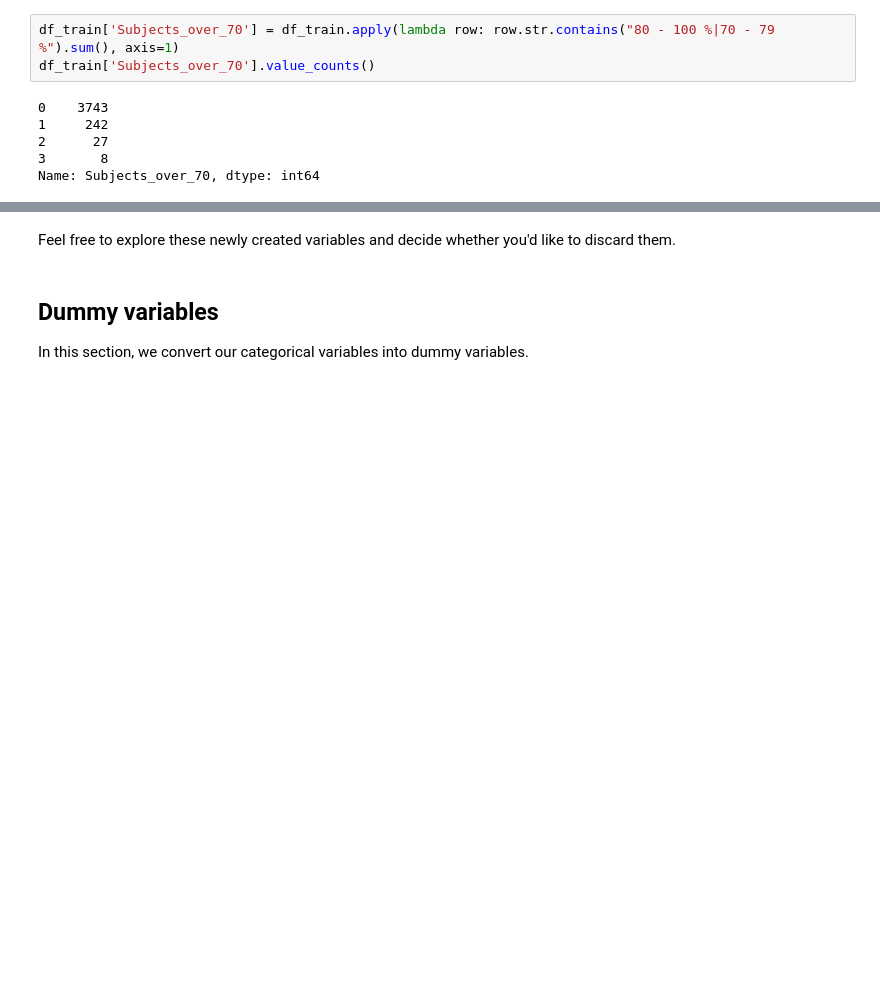
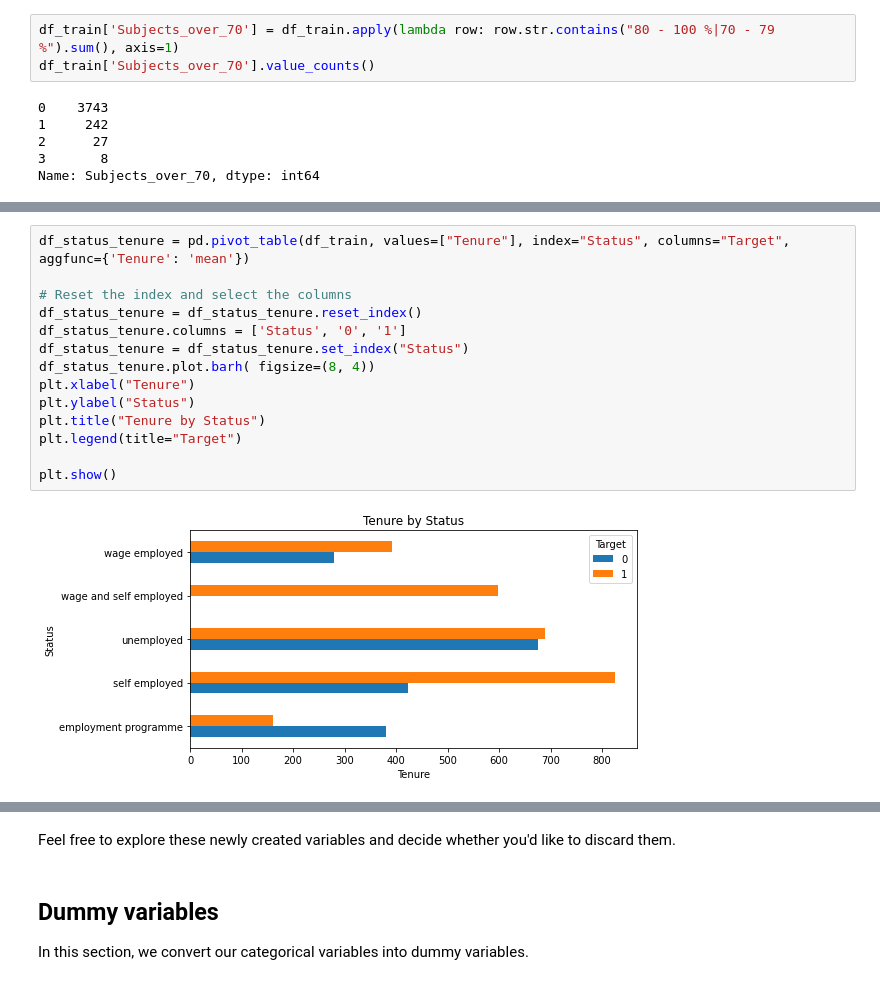
Before and after one commit to pushkarsaxena96/Youth-income-prediction-challenge, a Jupyter notebook: Predictive_Insights_Starting_Notebook.ipynb, the cells around one changed output, grey strips where cells are left out. Cells and saved outputs as stored; diff of their text form; blank space fills up the shorter version.

```diff
--- a/Predictive_Insights_Starting_Notebook.ipynb
+++ b/Predictive_Insights_Starting_Notebook.ipynb
@@ -421,0 +428,16 @@ Name: Subjects_over_70, dtype: int64
+# %%
+df_status_tenure = pd.pivot_table(df_train, values=["Tenure"], index="Status", columns="Target", aggfunc={'Tenure': 'mean'})
+
+# Reset the index and select the columns
+df_status_tenure = df_status_tenure.reset_index()
+df_status_tenure.columns = ['Status', '0', '1']
+df_status_tenure = df_status_tenure.set_index("Status")
+df_status_tenure.plot.barh( figsize=(8, 4))
+plt.xlabel("Tenure")
+plt.ylabel("Status")
+plt.title("Tenure by Status")
+plt.legend(title="Target")
+
+plt.show()
+# %% [output]
+[figure, added]
```
Also changed, not shown: parts of 12 cells of this notebook.
